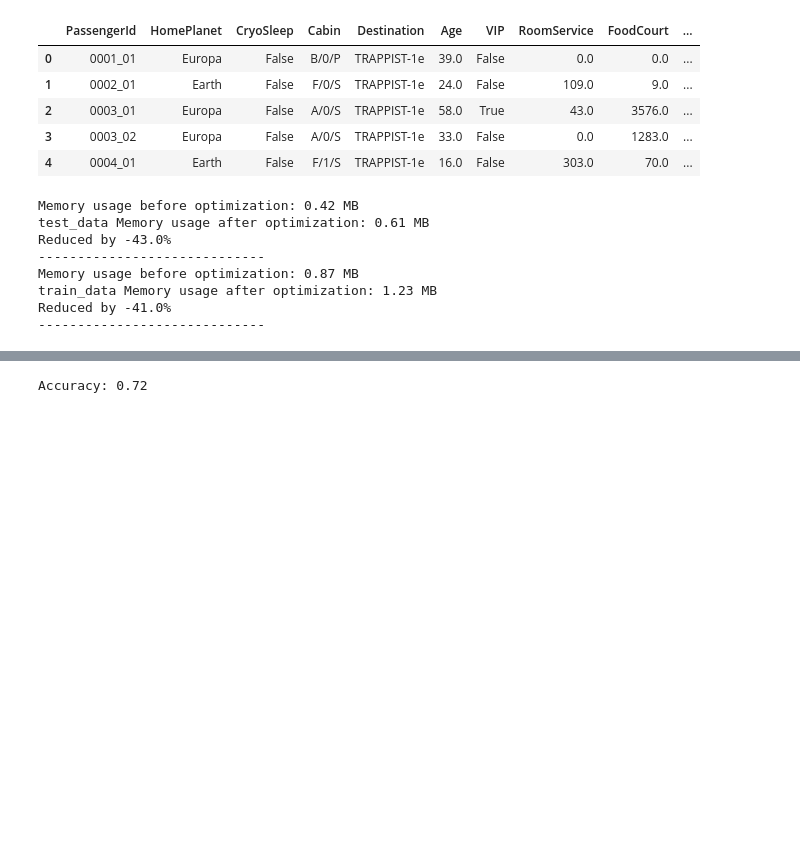
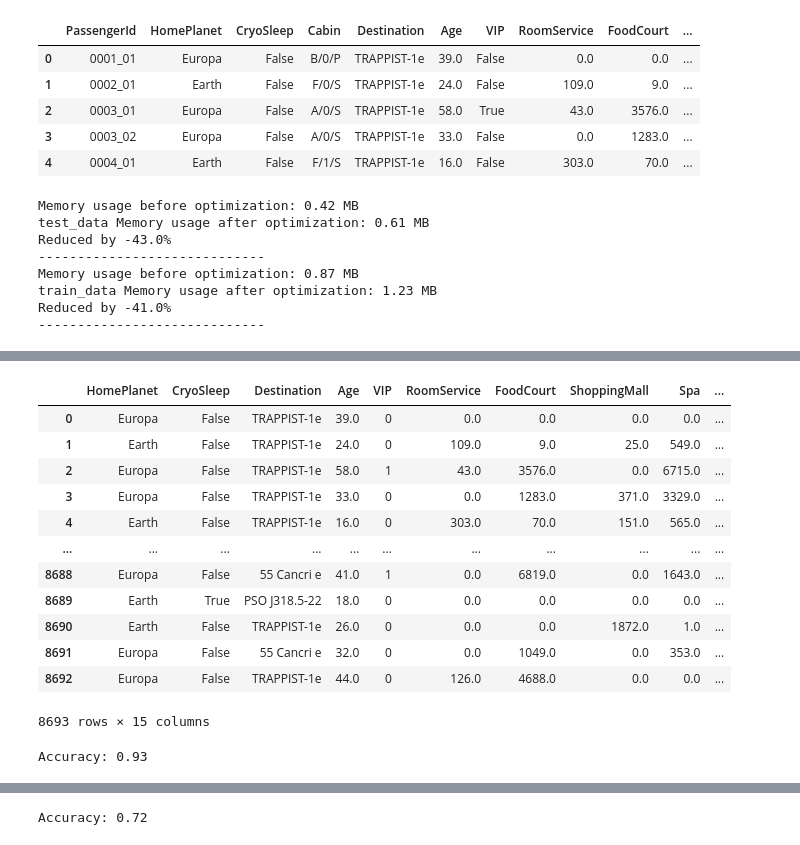
Before and after one commit to touhu27344/spaceship-titanic, a Jupyter notebook: spaceship_titanic.ipynb, the cells around one changed output, grey strips where cells are left out. Cells and saved outputs as stored; diff of their text form; code cells hidden in the pictures; blank space fills up the shorter version.

Commit message:
CryoSleepを推定値で補完したけど0.72

```diff
--- a/spaceship_titanic.ipynb
+++ b/spaceship_titanic.ipynb
@@ -251,7 +250,23 @@ KeyError: 'Cabin'
 train_data[['FoodCourt', 'ShoppingMall', 'Spa', 'VRDeck']] = train_data[['FoodCourt', 'ShoppingMall', 'Spa', 'VRDeck']].fillna(value=0)
 train_data["Transported"] = train_data["Transported"].astype(int)
 train_data["VIP"] = train_data["VIP"].fillna(False).astype(int)
-train_data["CryoSleep"] = train_data["CryoSleep"].fillna(False).astype(int) #こいつをほかの属性を絡ませて補完したい
+#train_data["CryoSleep"] = train_data["CryoSleep"].fillna(False).astype(int)
+# %%
+train_data
+# %% [output]
+|  | HomePlanet | CryoSleep | Destination | Age | VIP | RoomService | FoodCourt | ShoppingMall | Spa | ... |
+| 0 | Europa | False | TRAPPIST-1e | 39.0 | 0 | 0.0 | 0.0 | 0.0 | 0.0 | ... |
+| 1 | Earth | False | TRAPPIST-1e | 24.0 | 0 | 109.0 | 9.0 | 25.0 | 549.0 | ... |
+| 2 | Europa | False | TRAPPIST-1e | 58.0 | 1 | 43.0 | 3576.0 | 0.0 | 6715.0 | ... |
+| 3 | Europa | False | TRAPPIST-1e | 33.0 | 0 | 0.0 | 1283.0 | 371.0 | 3329.0 | ... |
+| 4 | Earth | False | TRAPPIST-1e | 16.0 | 0 | 303.0 | 70.0 | 151.0 | 565.0 | ... |
+| ... | ... | ... | ... | ... | ... | ... | ... | ... | ... | ... |
+| 8688 | Europa | False | 55 Cancri e | 41.0 | 1 | 0.0 | 6819.0 | 0.0 | 1643.0 | ... |
+| 8689 | Earth | True | PSO J318.5-22 | 18.0 | 0 | 0.0 | 0.0 | 0.0 | 0.0 | ... |
+| 8690 | Earth | False | TRAPPIST-1e | 26.0 | 0 | 0.0 | 0.0 | 1872.0 | 1.0 | ... |
+| 8691 | Europa | False | 55 Cancri e | 32.0 | 0 | 0.0 | 1049.0 | 0.0 | 353.0 | ... |
+| 8692 | Europa | False | TRAPPIST-1e | 44.0 | 0 | 126.0 | 4688.0 | 0.0 | 0.0 | ... |
+8693 rows × 15 columns
 # %%
 from sklearn.ensemble import RandomForestRegressor, GradientBoostingRegressor, VotingRegressor
 from sklearn.linear_model import LinearRegression
@@ -261,3 +276,28 @@ from sklearn.preprocessing import OneHotEncoder
 from sklearn.preprocessing import LabelEncoder
 from sklearn.model_selection import train_test_split
 from sklearn.metrics import mean_absolute_error
+# %%
+train_data0 = train_data.sample(frac=0.6, random_state= 42)[['FoodCourt', 'ShoppingMall', 'Spa', 'VRDeck','CryoSleep']].dropna(subset=['CryoSleep'])
+
+X = train_data0.drop(columns=['CryoSleep'],axis=1)
+y = train_data0['CryoSleep'].astype(int)
+
+model1 = RandomForestRegressor(n_estimators=125, random_state=42)
+model2 = LinearRegression()
+model3 = GradientBoostingRegressor(n_estimators=125, learning_rate = 0.05, max_depth=4, random_state=42)
+
+CryoSleep_model = VotingRegressor(estimators=[('rf', model1),('lr',model2),('gb', model3)])
+# Train-test split
+X_train, X_test, y_train, y_test = train_test_split(X, y, test_size=0.2, random_state=42)
+
+# Fit pipeline
+CryoSleep_model.fit(X_train, y_train)
+
+y_pred = CryoSleep_model.predict(X_test)
+y_pred = np.where(y_pred >= 0.5, True, False)
+from sklearn.metrics import accuracy_score
+
+accuracy = accuracy_score(y_test, y_pred)
+print(f"Accuracy: {accuracy:.2f}")
+# %% [output]
+Accuracy: 0.93
```
Also changed, not shown: parts of 11 cells of this notebook.
